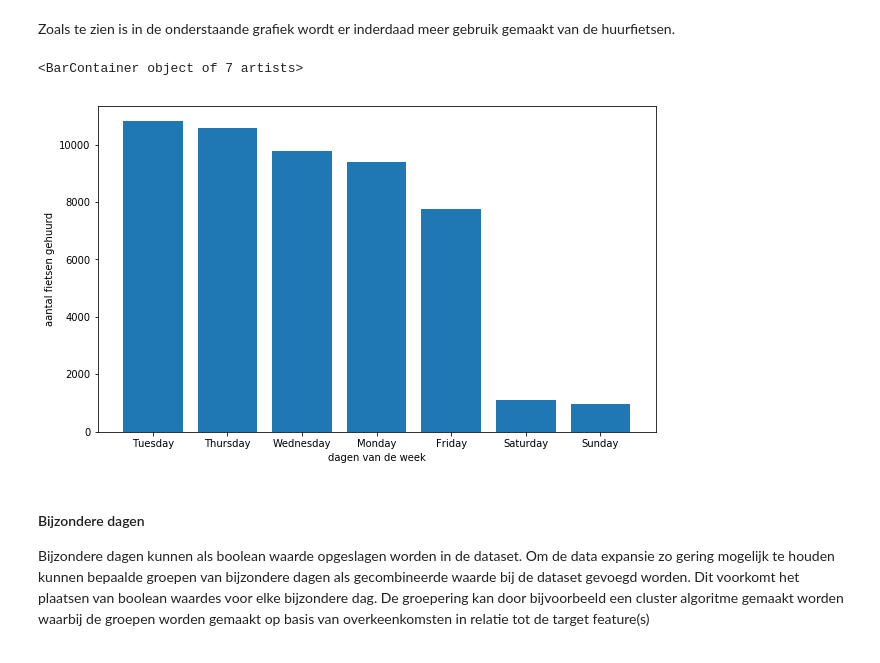
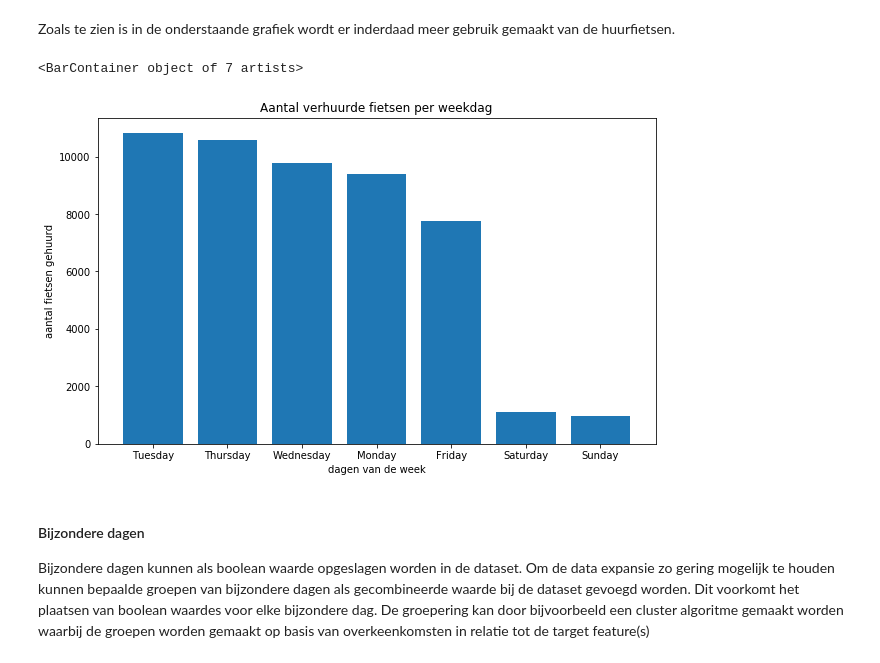
Before and after one commit to vlreinier/DIP, a Jupyter notebook: FlickBikeAnalysis.ipynb, the cells around one changed output. Cells and saved outputs as stored; diff of their text form; code cells hidden in the pictures.

```diff
--- a/FlickBikeAnalysis.ipynb
+++ b/FlickBikeAnalysis.ipynb
@@ -16,7 +19,8 @@ Door middel van datainzichten, grafieken en uitleg hopen wij een goed leesbaar v
 # %%
-# Inlezen dataset FlickBike
 df_flickbike = pd.read_csv("C:\\Github\\DIP\\bikes.csv")
 df_flickbike["date"] = pd.to_datetime(df_flickbike["date"],format="%Y-%m-%d %H:%M:%S")
+day_of_week = {0:'Monday', 1:'Tuesday', 2:'Wednesday', 3:'Thursday', 4:'Friday', 5:'Saturday', 6:'Sunday'}
+df_flickbike['weekday'] = pd.to_datetime(df_flickbike['start_time']).dt.dayofweek.map(day_of_week)
 df_flickbike.head()
 # %% [output]
 |  | Unnamed: 0 | tripid | userid | bikeid | account | bikenumber | start_time | end_time | start_lat | ... |
@@ -162,15 +153,15 @@ fb_df.head()
 # %% [markdown]
 Zoals te zien is in de onderstaande grafiek wordt er inderdaad meer gebruik gemaakt van de huurfietsen.
 # %%
-# count weekdays and plot a bar chart
-value_counts = fb_df['weekday'].value_counts()
+value_counts = df_flickbike['weekday'].value_counts()
 plt.figure(figsize=(10,6))
 plt.ylabel('aantal fietsen gehuurd')
 plt.xlabel('dagen van de week')
+plt.title('Aantal verhuurde fietsen per weekdag')
 plt.bar(value_counts.keys(), value_counts.values)
 # %% [output]
 <BarContainer object of 7 artists>
-[figure, old version]
+[figure, new version]
 # %% [markdown]
 #### Bijzondere dagen
 
```
Also changed, not shown: parts of 19 cells of this notebook.
